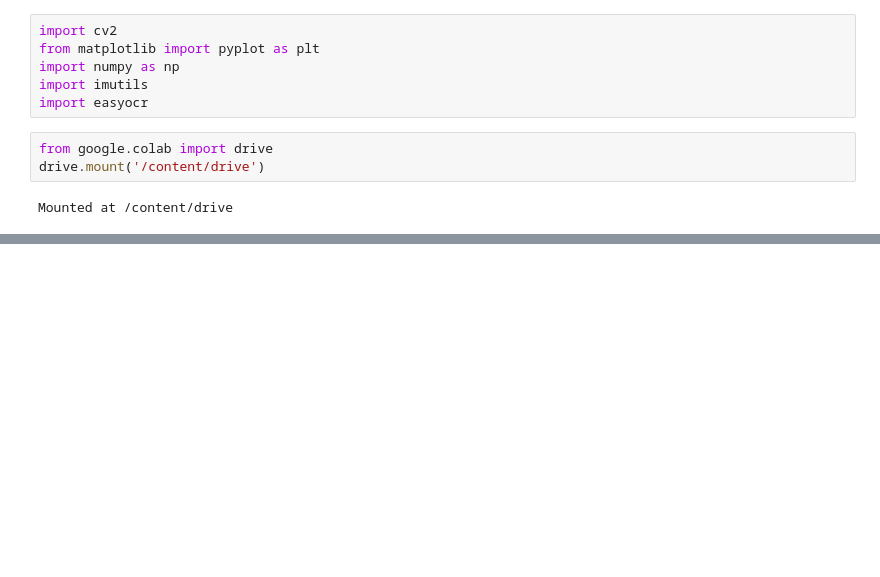
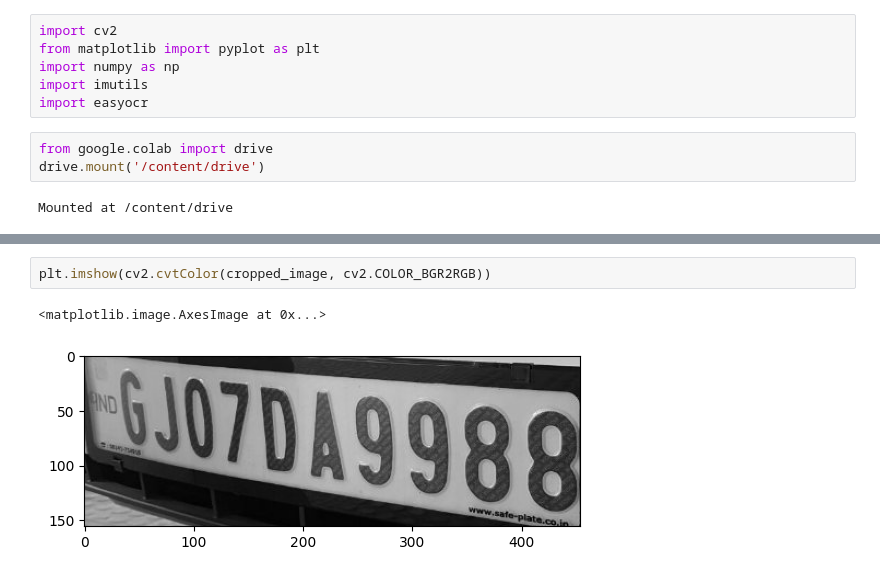
Before and after one commit to Technoband/anpr_yoloV8, a Jupyter notebook: ANPR_yoloV8.ipynb, the cells around one changed output, grey strips where cells are left out. Drawn from its saved outputs; the diff is of its cells as text; blank space fills up the shorter version.

```diff
--- a/ANPR_yoloV8.ipynb
+++ b/ANPR_yoloV8.ipynb
@@ -41,0 +84,5 @@ plt.imshow(cv2.cvtColor(gray, cv2.COLOR_BGR2RGB))
+# %%
+plt.imshow(cv2.cvtColor(cropped_image, cv2.COLOR_BGR2RGB))
+# %% [output]
+<matplotlib.image.AxesImage at 0x...>
+[figure, added]
```
Also changed, not shown: parts of 11 cells of this notebook.
